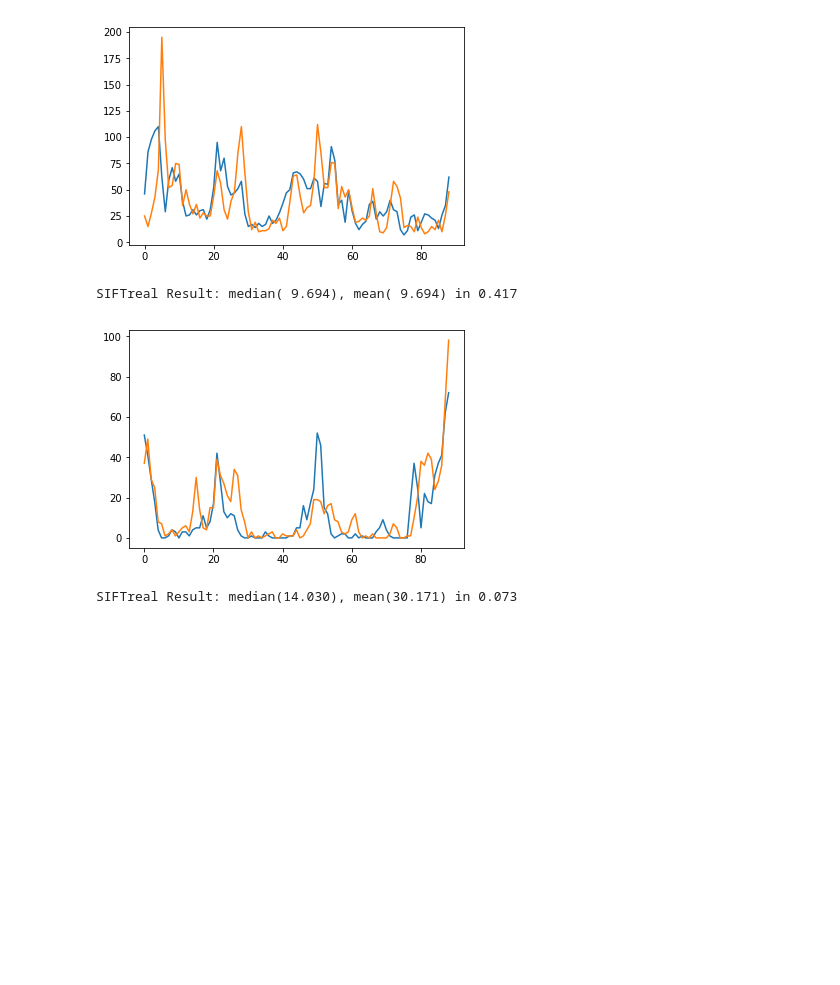
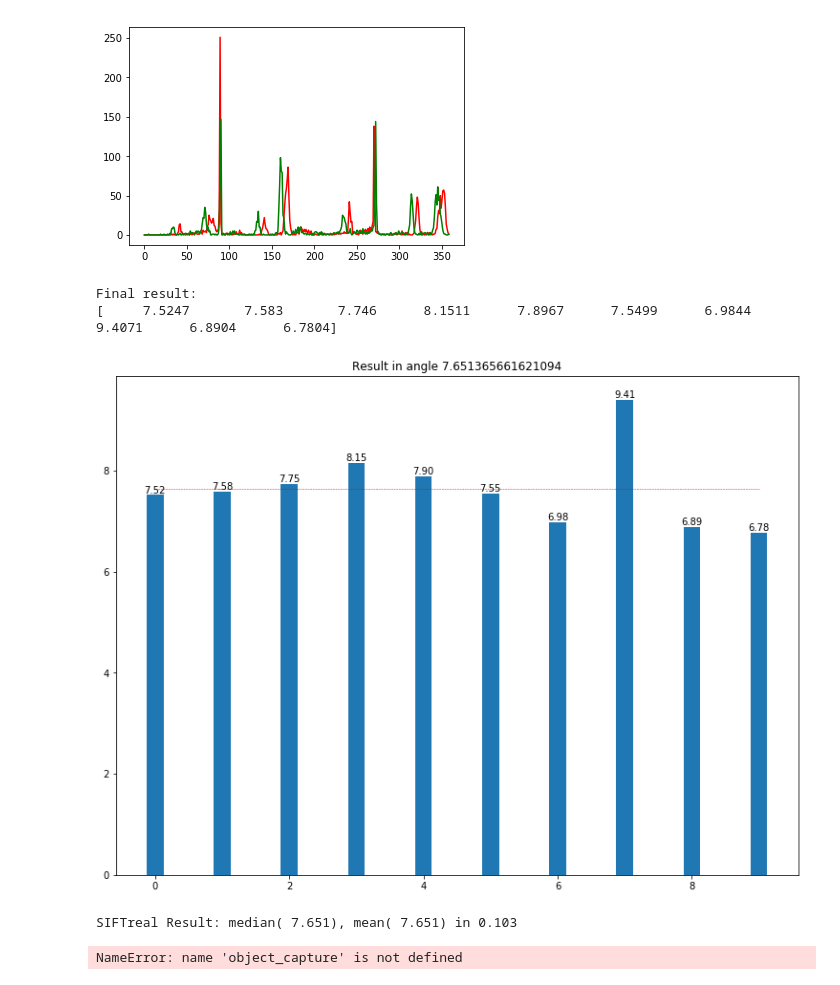
Before and after one commit to JohnpaulC/Image_Orientation, a Jupyter notebook: Orien yolo.ipynb, the cells around one changed output. Saved outputs shown, nothing was run; the diff lists cells and outputs as text; code cells hidden in the pictures; blank space fills up the shorter version.

Commit message:
Gradient Histogram Orientation estimation

```diff
--- a/Orien yolo.ipynb
+++ b/Orien yolo.ipynb
@@ -31,8 +9,8 @@ from utils.models import *
 from Utils_orientation import *
 
 # Image path
-base_file = "figures/small_0.jpg"
-rotate_file = "figures/small_10.jpg"
+base_file = 'Video/' + str(71) + '.jpg'
+rotate_file = 'Video/' + str(99) + '.jpg'
 
 # Configuration file path
 cfg = 'cfg/yolov3.cfg'
@@ -40,7 +18,7 @@ data_cfg = 'cfg/coco.data'
 weights = 'cfg/yolov3.pt'
 
 # Model parameter
-img_size=416
+img_size=640
 device = torch.device('cuda:0' if torch.cuda.is_available() else 'cpu')
 
 # Initialize model and load weights
@@ -57,8 +35,8 @@ else:
     detection_rotate = object_detection(model, rotate_file).cpu().numpy()
 
 # Image Orientation Calculation
-show_results = False
-show_images = False
+show_results = True
+show_images = True
 mode = "SIFT"
 # The index of object using to calculation the capture image
 detection_index = 2
@@ -67,21 +68,21 @@ TypeError: 'NoneType' object is not subscriptable
 # %%
 img_base, img_rotate = object_capture(base_file, rotate_file)
-histogram_gradient(img_base, img_rotate, mag_thres= 20, bin_num= 90)
-#cv2.imwrite('cap.jpg', img_base)
-#cv2.imwrite('rotate.jpg', img_rotate)
+histogram_gradient(img_base, img_rotate, mag_thres= 80, bin_num= 360)
 median, mean, time = angle_cal(img_base, img_rotate, mode, show_results= show_results, show_images= show_images)
 print(mode + "real Result: median({0:6.3f}), mean({1:6.3f}) in {2:.3f}".format(median, mean, time))
 # %% [output]
-[figure, old version]
+[figure, new version]
-SIFTreal Result: median( 9.694), mean( 9.694) in 0.417
+Final result:
+[     7.5247       7.583       7.746      8.1511      7.8967      7.5499      6.9844      9.4071      6.8904      6.7804]
+[figure, added]
+SIFTreal Result: median( 7.651), mean( 7.651) in 0.103
 # %%
-for detection_index in range(1):
+for detection_index in range(4):
     img_base, img_rotate = object_capture(base_file, rotate_file,
                        bool_cap = True, detection_index = detection_index,
                        detection_base = detection_base, detection_rotate = detection_rotate)
-    histogram_gradient(img_base, img_rotate, mag_thres= 20, bin_num= 90)
+    histogram_gradient(img_base, img_rotate, mag_thres= 20, bin_num= 360)
     median, mean, time = angle_cal(img_base, img_rotate, mode, show_results= show_results, show_images= show_images)
     print(mode + "real Result: median({0:6.3f}), mean({1:6.3f}) in {2:.3f}".format(median, mean, time))
 # %% [output]
-[figure, removed]
-SIFTreal Result: median(14.030), mean(30.171) in 0.073
+NameError: name 'object_capture' is not defined
```
Also changed, not shown: parts of 3 cells of this notebook, 4 other files.
